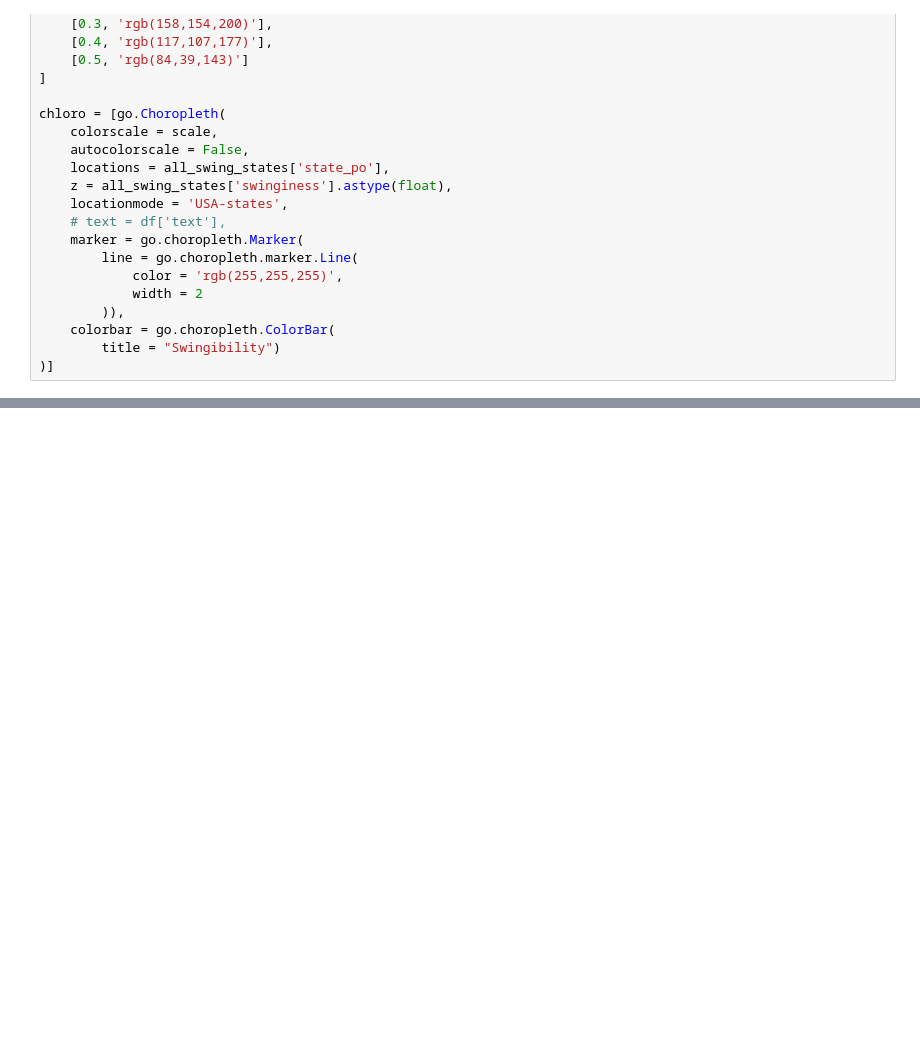
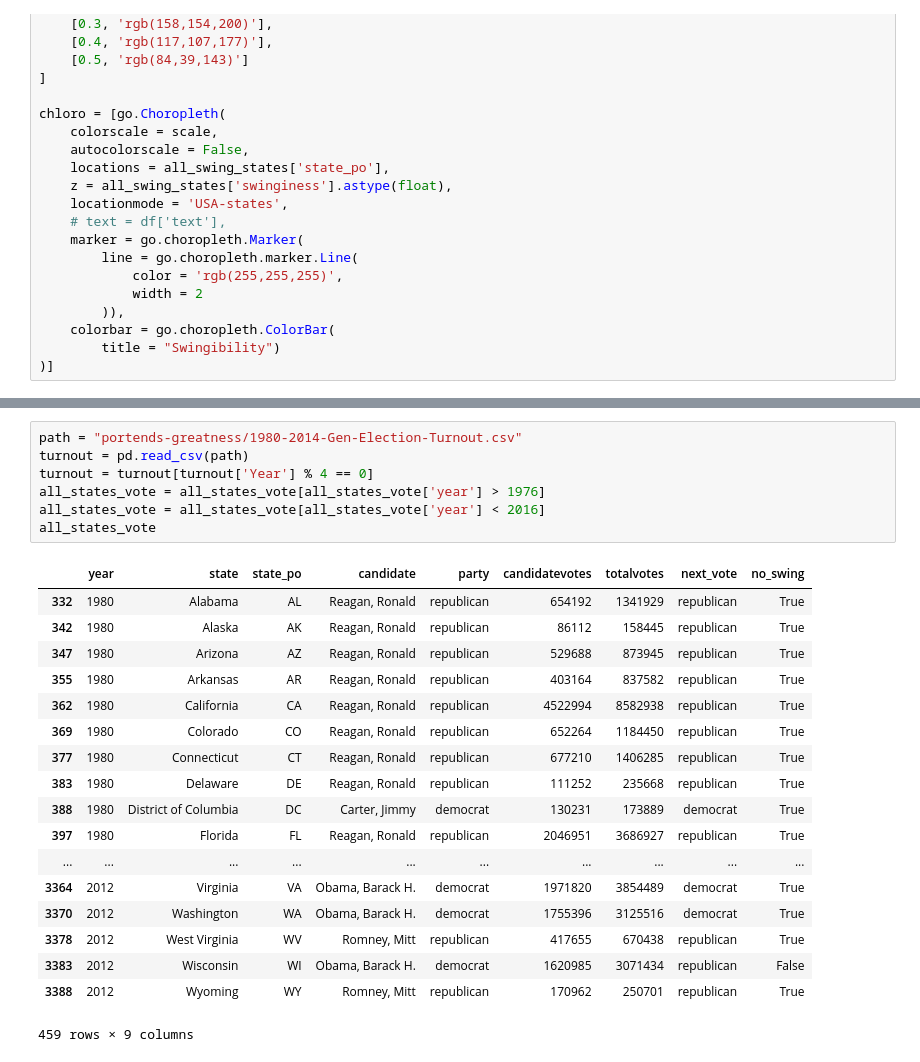
Before and after one commit to tinawong15/portends-greatness, a Jupyter notebook: elections.ipynb, the cells around one changed output, grey strips where cells are left out. Cells and saved outputs as stored; diff of their text form; blank space fills up the shorter version.

```diff
--- a/elections.ipynb
+++ b/elections.ipynb
@@ -272,0 +174,26 @@ High five! You successfully sent some data to your account on plotly. View your
+# %%
+path = "portends-greatness/1980-2014-Gen-Election-Turnout.csv"
+turnout = pd.read_csv(path)
+turnout = turnout[turnout['Year'] % 4 == 0]
+all_states_vote = all_states_vote[all_states_vote['year'] > 1976]
+all_states_vote = all_states_vote[all_states_vote['year'] < 2016]
+all_states_vote
+# %% [output]
+|  | year | state | state_po | candidate | party | candidatevotes | totalvotes | next_vote | no_swing |
+| 332 | 1980 | Alabama | AL | Reagan, Ronald | republican | 654192 | 1341929 | republican | True |
+| 342 | 1980 | Alaska | AK | Reagan, Ronald | republican | 86112 | 158445 | republican | True |
+| 347 | 1980 | Arizona | AZ | Reagan, Ronald | republican | 529688 | 873945 | republican | True |
+| 355 | 1980 | Arkansas | AR | Reagan, Ronald | republican | 403164 | 837582 | republican | True |
+| 362 | 1980 | California | CA | Reagan, Ronald | republican | 4522994 | 8582938 | republican | True |
+| 369 | 1980 | Colorado | CO | Reagan, Ronald | republican | 652264 | 1184450 | republican | True |
+| 377 | 1980 | Connecticut | CT | Reagan, Ronald | republican | 677210 | 1406285 | republican | True |
+| 383 | 1980 | Delaware | DE | Reagan, Ronald | republican | 111252 | 235668 | republican | True |
+| 388 | 1980 | District of Columbia | DC | Carter, Jimmy | democrat | 130231 | 173889 | democrat | True |
+| 397 | 1980 | Florida | FL | Reagan, Ronald | republican | 2046951 | 3686927 | republican | True |
+| ... | ... | ... | ... | ... | ... | ... | ... | ... | ... |
+| 3364 | 2012 | Virginia | VA | Obama, Barack H. | democrat | 1971820 | 3854489 | democrat | True |
+| 3370 | 2012 | Washington | WA | Obama, Barack H. | democrat | 1755396 | 3125516 | democrat | True |
+| 3378 | 2012 | West Virginia | WV | Romney, Mitt | republican | 417655 | 670438 | republican | True |
+| 3383 | 2012 | Wisconsin | WI | Obama, Barack H. | democrat | 1620985 | 3071434 | republican | False |
+| 3388 | 2012 | Wyoming | WY | Romney, Mitt | republican | 170962 | 250701 | republican | True |
+459 rows × 9 columns
```
Also changed, not shown: parts of 12 cells of this notebook.
